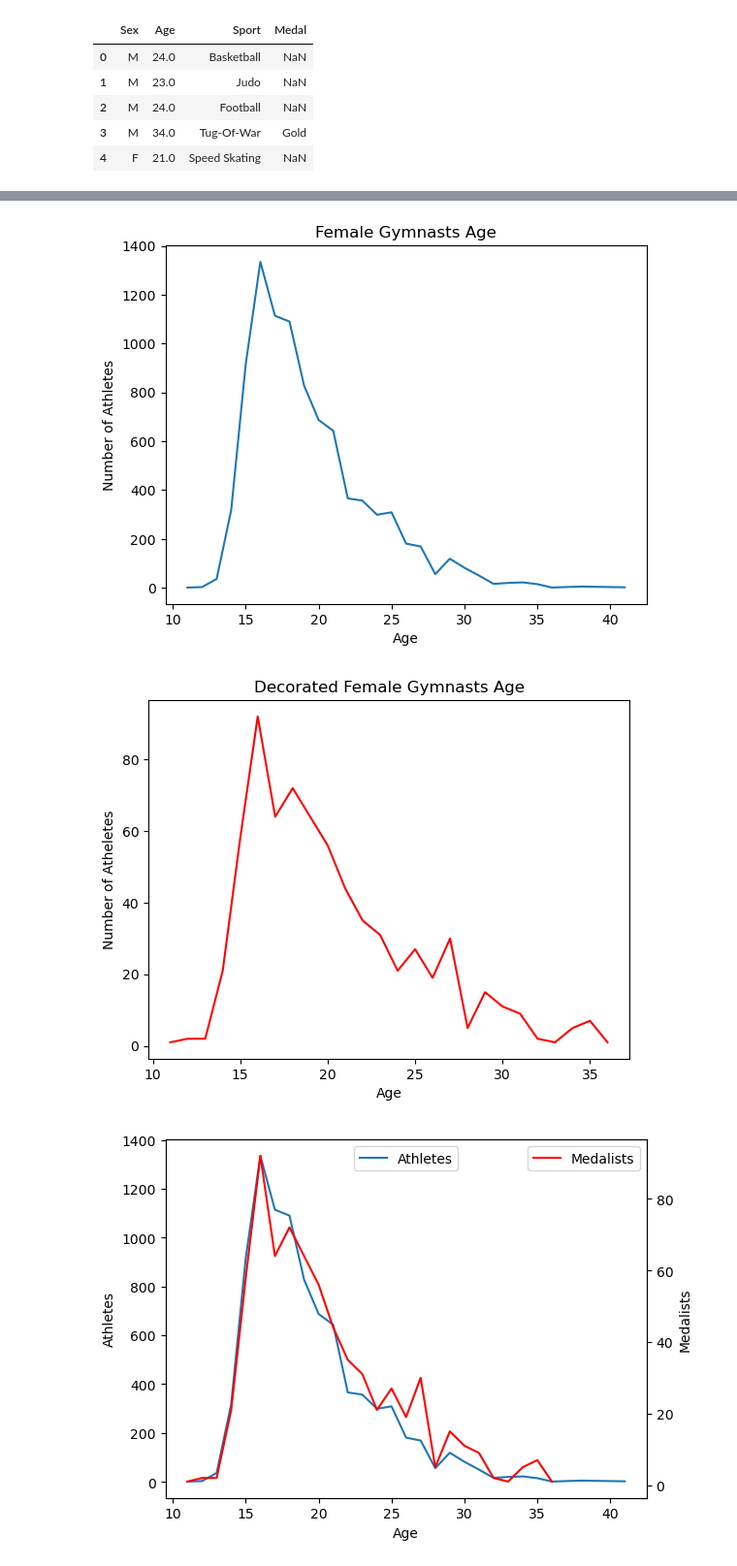
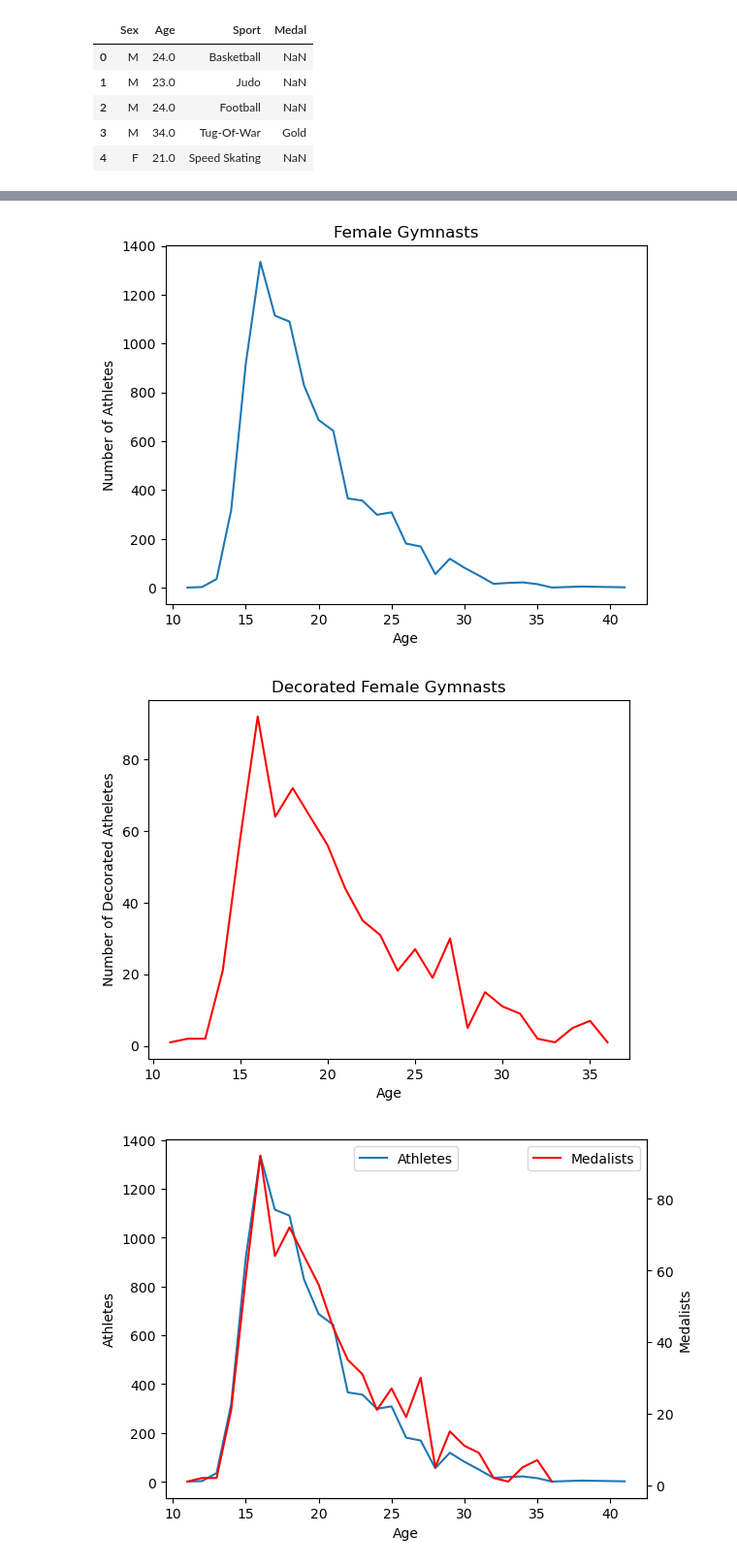
Before and after one commit to mattsturt1/olympic-de-project-, a Jupyter notebook: andreawork_code.ipynb, the cells around one changed output, grey strips where cells are left out. Shown: that part at 97% size. Drawn from its saved outputs; the diff is of its cells as text; code cells hidden in the pictures.

```diff
--- a/andreawork_code.ipynb
+++ b/andreawork_code.ipynb
@@ -57,17 +71,17 @@ female_gym_medal = female_medal.groupby('Age').size().reset_index(name='Female_c
 fig_1 = plt.plot(female_gym["Age"],female_gym["Female_count"])
 plt.xlabel("Age")
 plt.ylabel("Number of Athletes")
-plt.title("Female Gymnasts Age");
+plt.title("Female Gymnasts");
 # %% [output]
-[figure, old version]
+[figure, new version]
 # %%
 #Create a graph of age vs number of decorated athletes
 fig_2 = plt.plot(female_gym_medal["Age"],female_gym_medal["Female_count"],color = "red")
 plt.xlabel("Age")
-plt.ylabel("Number of Atheletes")
-plt.title("Decorated Female Gymnasts Age");
+plt.ylabel("Number of Decorated Atheletes")
+plt.title("Decorated Female Gymnasts");
 # %% [output]
-[figure, old version]
+[figure, new version]
 # %%
 #Overlay the graphs
 fig,ax1=plt.subplots()
```
Also changed, not shown: parts of 6 cells of this notebook.
